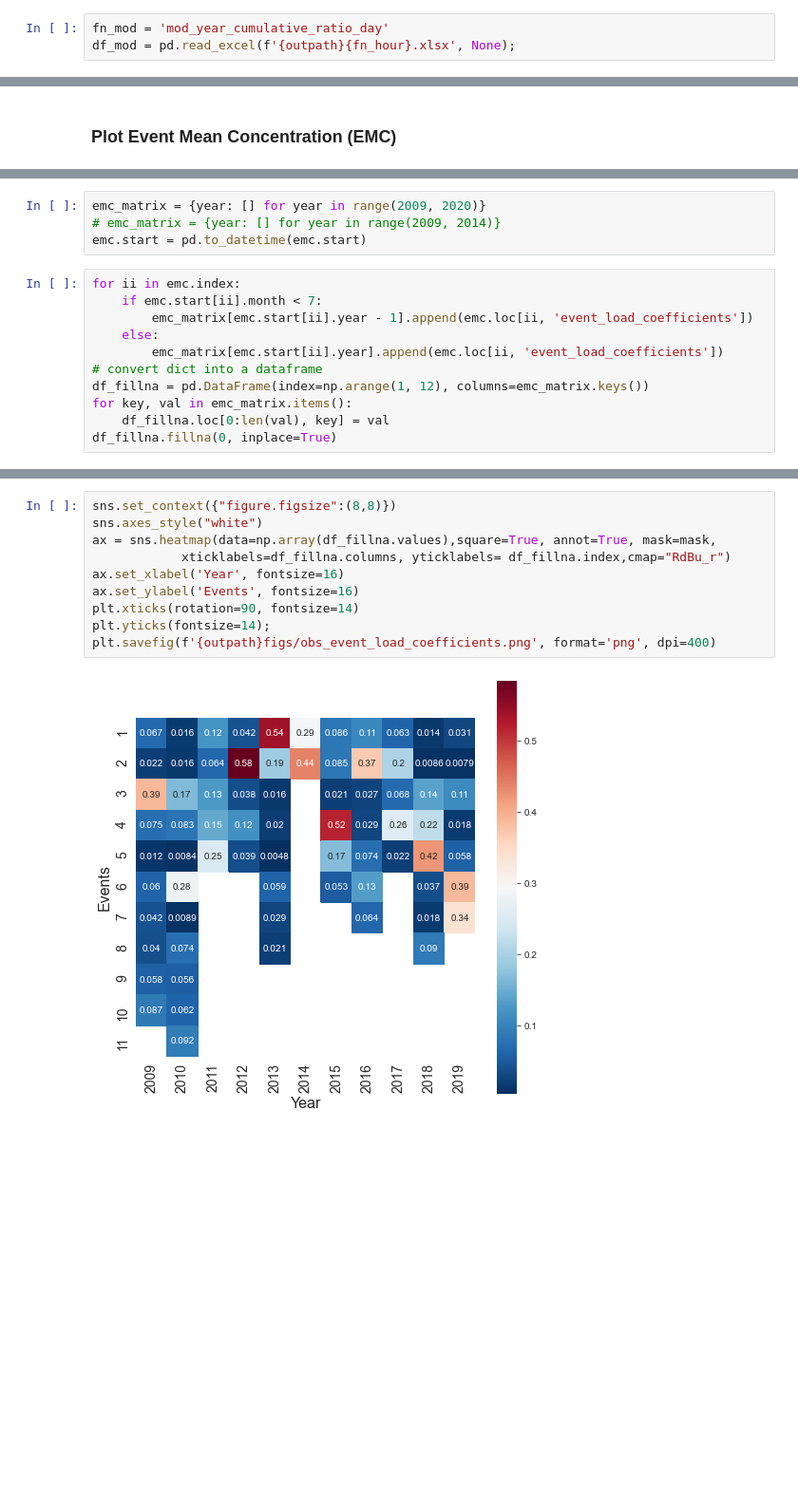
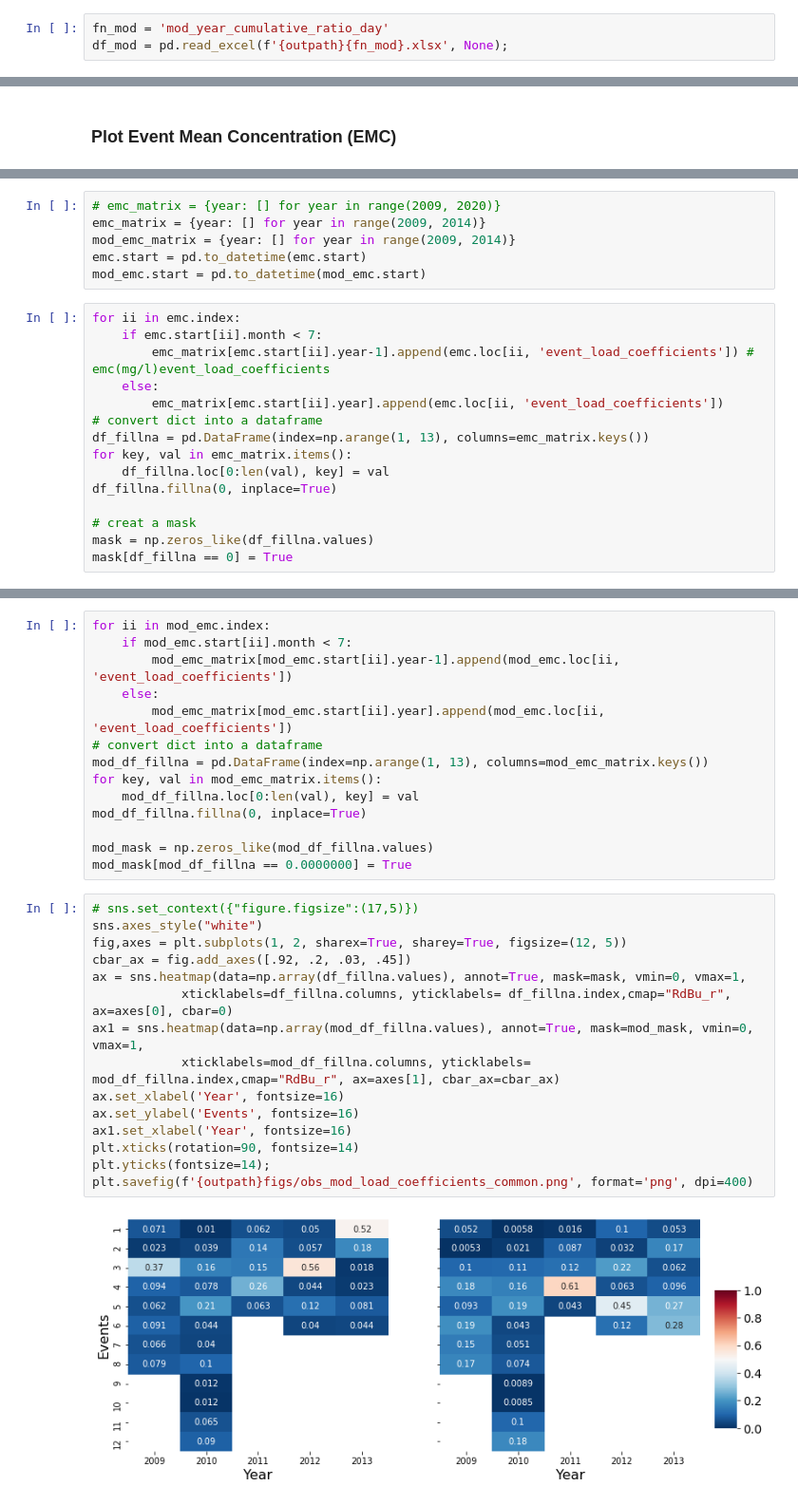
Before and after one commit to QianWanghhu/wqd_analyze, a Jupyter notebook: src/Plotings.ipynb, the cells around one changed output, grey strips where cells are left out. Shown at 95% size. Saved outputs shown, nothing was run; the diff lists cells and outputs as text; blank space fills up the shorter version.

Commit message:
Add the plot seasonal concentration and flow

```diff
--- a/src/Plotings.ipynb
+++ b/src/Plotings.ipynb
@@ -73,7 +76,7 @@ fn_hour = 'obs_year_cumulative_ratio_hour'
 df_hour = pd.read_excel(f'{outpath}{fn_hour}.xlsx', None);
 # %%
 fn_mod = 'mod_year_cumulative_ratio_day'
-df_mod = pd.read_excel(f'{outpath}{fn_hour}.xlsx', None);
+df_mod = pd.read_excel(f'{outpath}{fn_mod}.xlsx', None);
 # %%
 # read inputs (*cumulative_ratio*.xlsx)
 xylabel = ['cumul_flow_ratio', 'cumul_load_ratio']
@@ -111,15 +114,21 @@ emc = pd.read_csv(f'{outpath}obs_storm_event.csv', index_col='ID')
 # %%
-emc_matrix = {year: [] for year in range(2009, 2020)}
-# emc_matrix = {year: [] for year in range(2009, 2014)}
+# emc_matrix = {year: [] for year in range(2009, 2020)}
+emc_matrix = {year: [] for year in range(2009, 2014)}
+mod_emc_matrix = {year: [] for year in range(2009, 2014)}
 emc.start = pd.to_datetime(emc.start)
+mod_emc.start = pd.to_datetime(mod_emc.start)
 # %%
 for ii in emc.index:
     if emc.start[ii].month < 7:
-        emc_matrix[emc.start[ii].year - 1].append(emc.loc[ii, 'event_load_coefficients'])
+        emc_matrix[emc.start[ii].year-1].append(emc.loc[ii, 'event_load_coefficients']) # emc(mg/l)event_load_coefficients
     else:
         emc_matrix[emc.start[ii].year].append(emc.loc[ii, 'event_load_coefficients'])
 # convert dict into a dataframe
-df_fillna = pd.DataFrame(index=np.arange(1, 12), columns=emc_matrix.keys())
+df_fillna = pd.DataFrame(index=np.arange(1, 13), columns=emc_matrix.keys())
 for key, val in emc_matrix.items():
     df_fillna.loc[0:len(val), key] = val
 df_fillna.fillna(0, inplace=True)
+
+# creat a mask
+mask = np.zeros_like(df_fillna.values)
+mask[df_fillna == 0] = True
@@ -130,12 +135,31 @@ mask[df_fillna == 0] = True
+# %%
+for ii in mod_emc.index:
+    if mod_emc.start[ii].month < 7:
+        mod_emc_matrix[mod_emc.start[ii].year-1].append(mod_emc.loc[ii, 'event_load_coefficients'])
+    else:
+        mod_emc_matrix[mod_emc.start[ii].year].append(mod_emc.loc[ii, 'event_load_coefficients'])
+# convert dict into a dataframe
+mod_df_fillna = pd.DataFrame(index=np.arange(1, 13), columns=mod_emc_matrix.keys())
+for key, val in mod_emc_matrix.items():
+    mod_df_fillna.loc[0:len(val), key] = val
+mod_df_fillna.fillna(0, inplace=True)
+
+mod_mask = np.zeros_like(mod_df_fillna.values)
+mod_mask[mod_df_fillna == 0.0000000] = True
 # %%
-sns.set_context({"figure.figsize":(8,8)})
+# sns.set_context({"figure.figsize":(17,5)})
 sns.axes_style("white")
-ax = sns.heatmap(data=np.array(df_fillna.values),square=True, annot=True, mask=mask,
-            xticklabels=df_fillna.columns, yticklabels= df_fillna.index,cmap="RdBu_r")
+fig,axes = plt.subplots(1, 2, sharex=True, sharey=True, figsize=(12, 5))
+cbar_ax = fig.add_axes([.92, .2, .03, .45])
+ax = sns.heatmap(data=np.array(df_fillna.values), annot=True, mask=mask, vmin=0, vmax=1,
+            xticklabels=df_fillna.columns, yticklabels= df_fillna.index,cmap="RdBu_r", ax=axes[0], cbar=0)
+ax1 = sns.heatmap(data=np.array(mod_df_fillna.values), annot=True, mask=mod_mask, vmin=0, vmax=1,
+            xticklabels=mod_df_fillna.columns, yticklabels= mod_df_fillna.index,cmap="RdBu_r", ax=axes[1], cbar_ax=cbar_ax)
 ax.set_xlabel('Year', fontsize=16)
 ax.set_ylabel('Events', fontsize=16)
+ax1.set_xlabel('Year', fontsize=16)
 plt.xticks(rotation=90, fontsize=14)
 plt.yticks(fontsize=14);
-plt.savefig(f'{outpath}figs/obs_event_load_coefficients.png', format='png', dpi=400)
+plt.savefig(f'{outpath}figs/obs_mod_load_coefficients_common.png', format='png', dpi=400)
 # %% [output]
-[figure, old version]
+[figure, new version]
```
Also changed, not shown: parts of 12 cells of this notebook.
